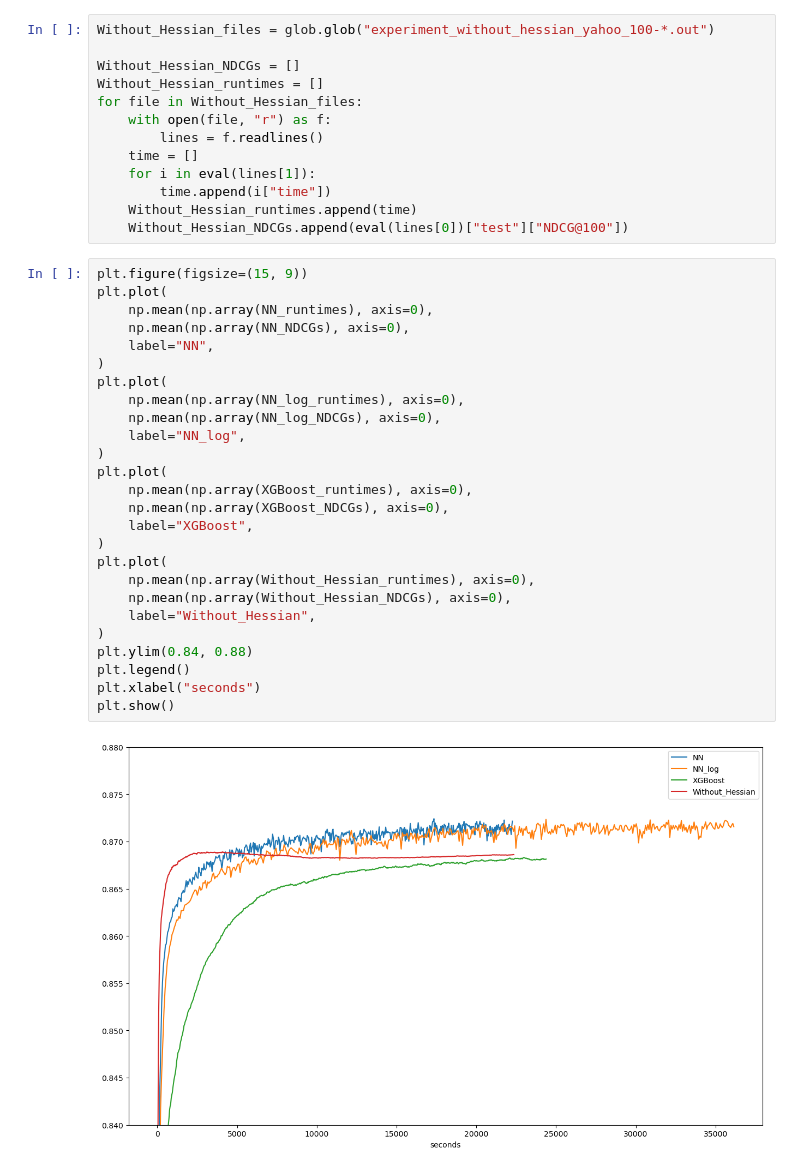
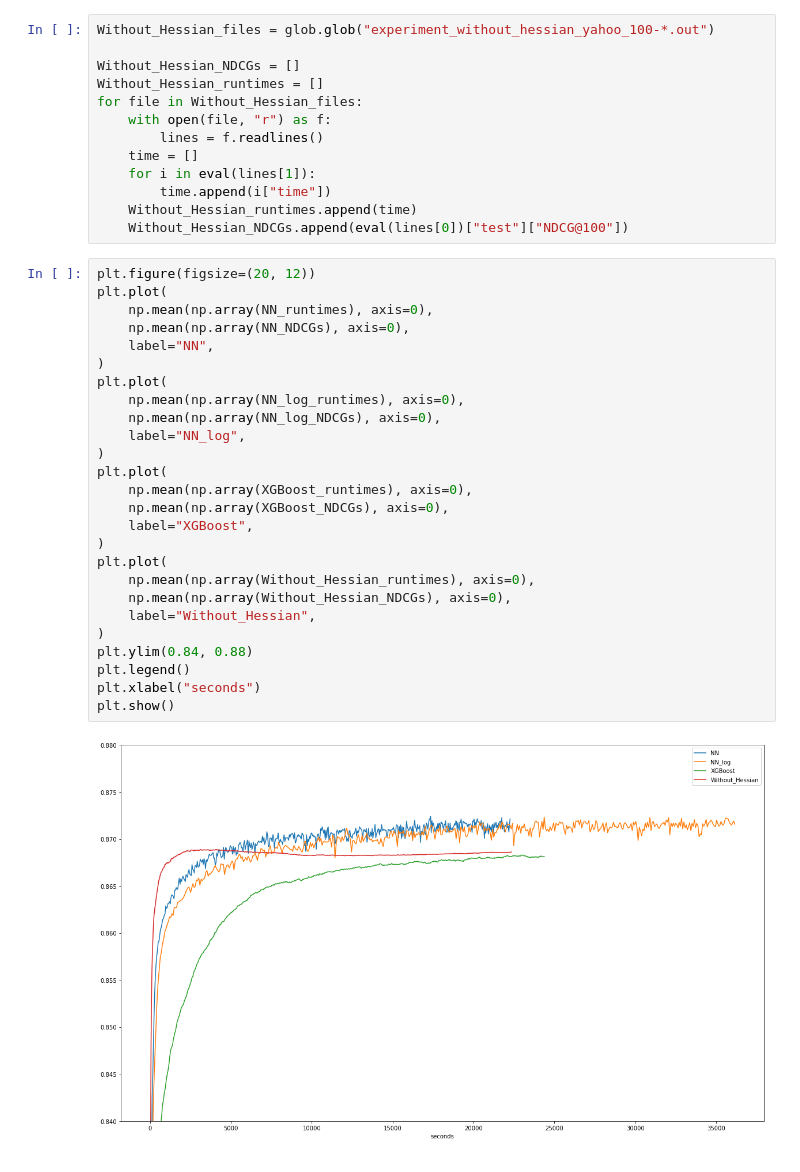
Before and after one commit to jkang98/plrank-short-paper, a Jupyter notebook: experiments/yahoo/K=100/plot_K_100_yahoo.ipynb, the cells around one changed output. Cells and saved outputs as stored; diff of their text form.

```diff
--- a/experiments/yahoo/K=100/plot_K_100_yahoo.ipynb
+++ b/experiments/yahoo/K=100/plot_K_100_yahoo.ipynb
@@ -64,31 +64,31 @@ for file in Without_Hessian_files:
     Without_Hessian_runtimes.append(time)
     Without_Hessian_NDCGs.append(eval(lines[0])["test"]["NDCG@100"])
 # %%
-plt.figure(figsize=(15, 9))
+plt.figure(figsize=(20, 12))
 plt.plot(
     np.mean(np.array(NN_runtimes), axis=0),
     np.mean(np.array(NN_NDCGs), axis=0),
     label="NN",
 )
 plt.plot(
     np.mean(np.array(NN_log_runtimes), axis=0),
     np.mean(np.array(NN_log_NDCGs), axis=0),
     label="NN_log",
 )
 plt.plot(
     np.mean(np.array(XGBoost_runtimes), axis=0),
     np.mean(np.array(XGBoost_NDCGs), axis=0),
     label="XGBoost",
 )
 plt.plot(
     np.mean(np.array(Without_Hessian_runtimes), axis=0),
     np.mean(np.array(Without_Hessian_NDCGs), axis=0),
     label="Without_Hessian",
 )
 plt.ylim(0.84, 0.88)
 plt.legend()
 plt.xlabel("seconds")
 plt.show()
 # %% [output]
-[figure, old version]
+[figure, new version]
 # %%
```
Also changed, not shown: parts of 1 cell of this notebook, 1 other file.
